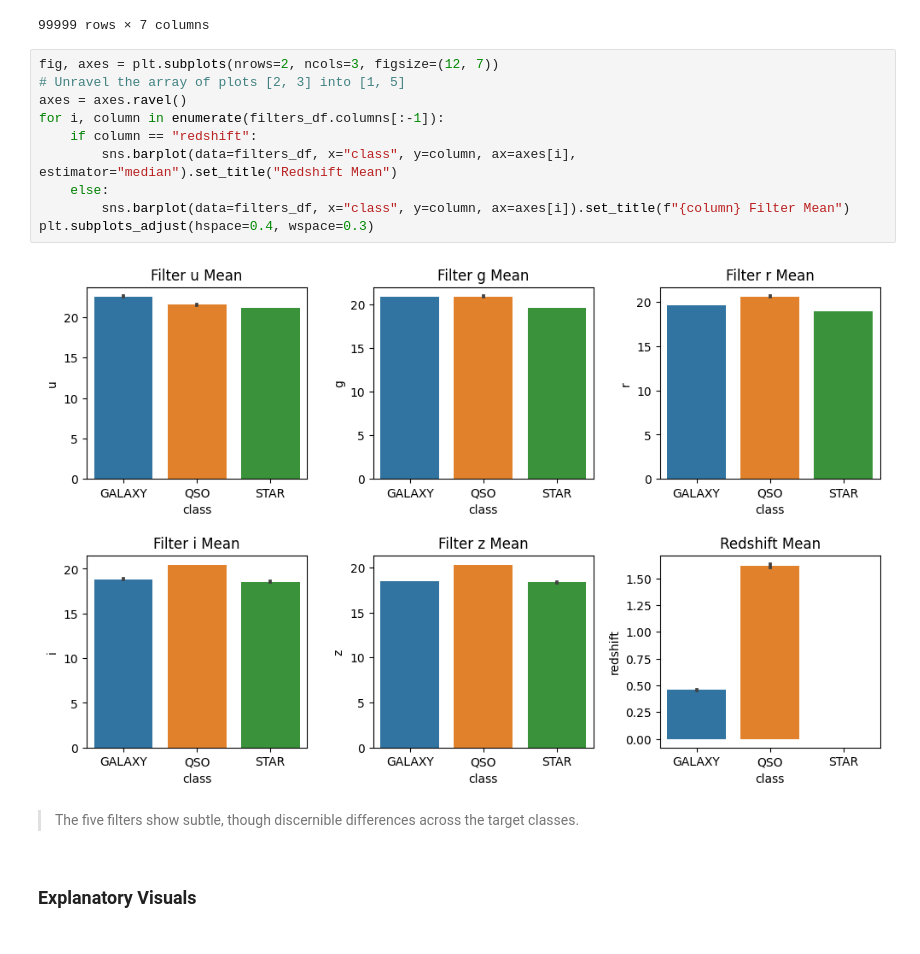
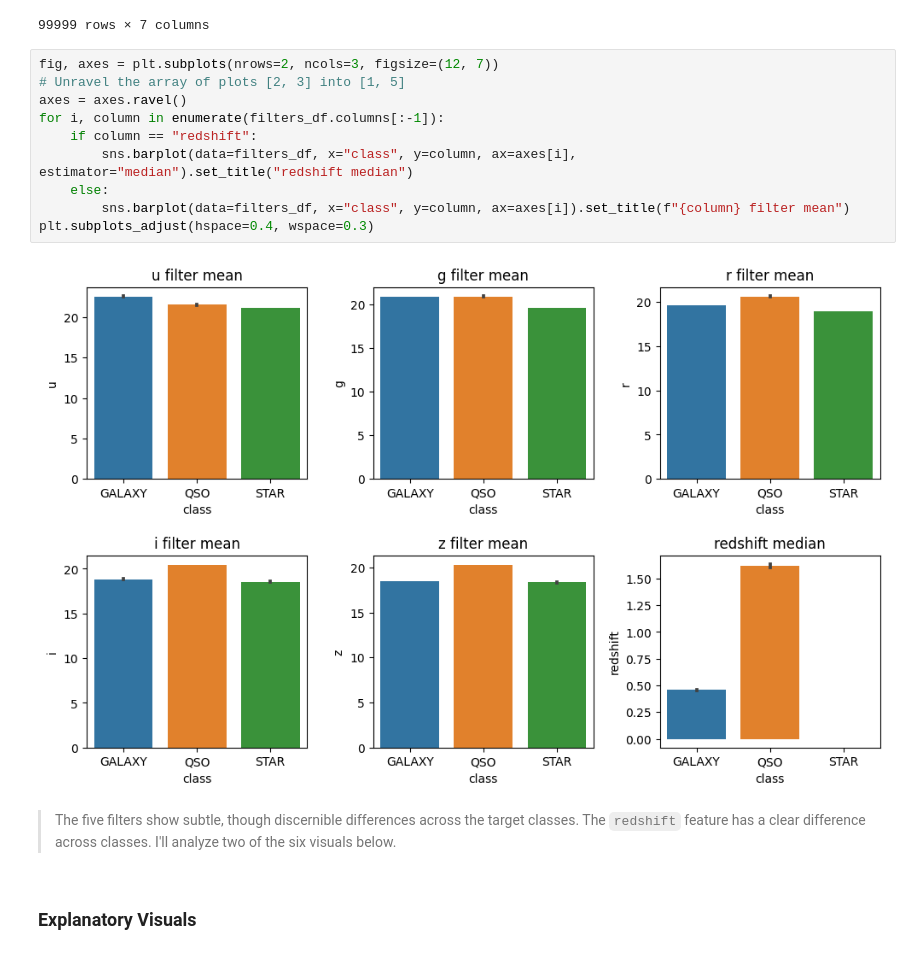
Before and after one commit to john-a-dixon/stellar-object-classification, a Jupyter notebook: stellar.ipynb, the cells around one changed output. Drawn from its saved outputs; the diff is of its cells as text.

```diff
--- a/stellar.ipynb
+++ b/stellar.ipynb
@@ -269,16 +269,16 @@ filters_df
 # %%
 fig, axes = plt.subplots(nrows=2, ncols=3, figsize=(12, 7))
 # Unravel the array of plots [2, 3] into [1, 5]
 axes = axes.ravel()
 for i, column in enumerate(filters_df.columns[:-1]):
     if column == "redshift":
-        sns.barplot(data=filters_df, x="class", y=column, ax=axes[i], estimator="median").set_title("Redshift Mean")
+        sns.barplot(data=filters_df, x="class", y=column, ax=axes[i], estimator="median").set_title("redshift median")
     else:
-        sns.barplot(data=filters_df, x="class", y=column, ax=axes[i]).set_title(f"{column} Filter Mean")
+        sns.barplot(data=filters_df, x="class", y=column, ax=axes[i]).set_title(f"{column} filter mean")
 plt.subplots_adjust(hspace=0.4, wspace=0.3)
 # %% [output]
-[figure, old version]
+[figure, new version]
 # %% [markdown]
-> The five filters show subtle, though discernible differences across the target classes.
+> The five filters show subtle, though discernible differences across the target classes. The `redshift` feature has a clear difference across classes. I'll analyze two of the six visuals below.
 # %% [markdown]
 ### **Explanatory Visuals**
```
